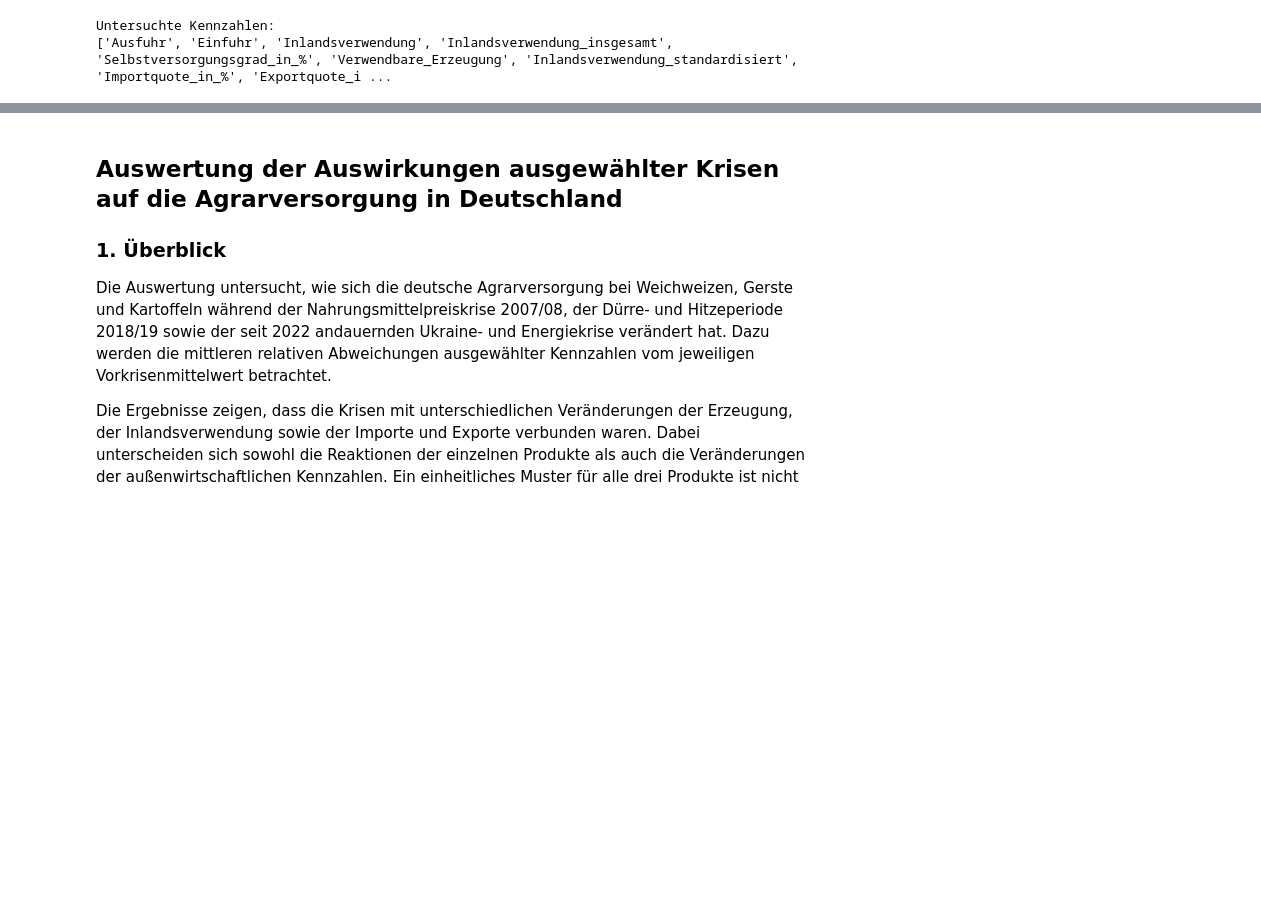
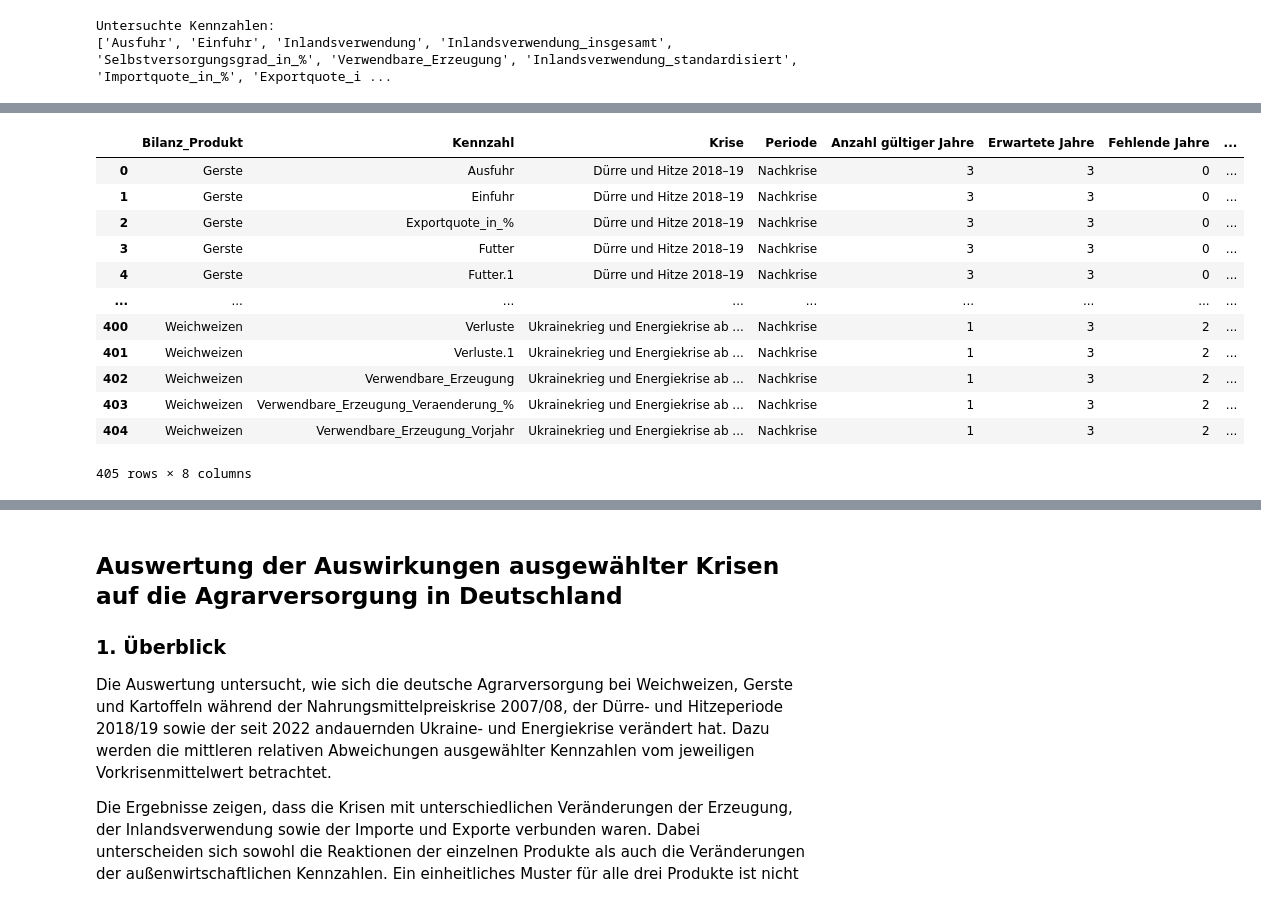
Before and after one commit to verveat/Agriculture_Crisis_Resilience, a Jupyter notebook: analysis/11_crisis_reference_niveau_method.ipynb, the cells around one changed output, grey strips where cells are left out. Saved outputs shown, nothing was run; the diff lists cells and outputs as text; code cells hidden in the pictures; blank space fills up the shorter version.

```diff
--- a/analysis/11_crisis_reference_niveau_method.ipynb
+++ b/analysis/11_crisis_reference_niveau_method.ipynb
@@ -1311,0 +987,29 @@ display(vergleich_nahrungsverbrauch)
+# %%
+
+# SCHRITT 11: Datenverfügbarkeit in den Krisenjahren
+
+krisenjahre = {
+    "Nahrungsmittelpreiskrise 2007–08": ["2007/08", "2008/09"],
+    "Dürre und Hitze 2018–19": ["2018/19", "2019/20"],
+    "Ukrainekrieg und Energiekrise ab 2022": ["2022/23", "2023/24"],
+}
+
+kennzahlen_pruefen = [
+    "Nahrungsverbrauch_Ausbeute_in_%",
+    "Nahrungsverbrauch_in_Getreidewert",
+    "Nahrungsverbrauch_in_Getreidewert_in_kg_je_Kopf",
+    "Nahrungsverbrauch_in_Produktgewicht",
+    "Nahrungsverbrauch_in_Produktgewicht_in_kg_je_Kopf",
+]
+
+for krise, jahre in krisenjahre.items():
+    print(f"\n--- {krise} ---")
+    daten = nahrungsverbrauch_daten[
+        nahrungsverbrauch_daten["Wirtschaftsjahr"].isin(jahre)
+    ]
+
+    print(
+        daten.groupby("Bilanz_Produkt")[kennzahlen_pruefen]
+        .count()
+        .to_string()
+    )
@@ -2996,0 +2799,27 @@ _IncompleteInputError: incomplete input (1308297964.py, line 82)
+# %%
+# Datenverfügbarkeit der Nachkrisenperioden prüfen
+
+post_crisis_check = period_check[
+    period_check["Periode"] == "Nachkrise"
+].copy()
+
+# Übersicht sortieren
+post_crisis_check = post_crisis_check.sort_values(
+    ["Krise", "Bilanz_Produkt", "Kennzahl"]
+).reset_index(drop=True)
+
+display(post_crisis_check)
+# %% [output]
+|  | Bilanz_Produkt | Kennzahl | Krise | Periode | Anzahl gültiger Jahre | Erwartete Jahre | Fehlende Jahre | ... |
+| 0 | Gerste | Ausfuhr | Dürre und Hitze 2018–19 | Nachkrise | 3 | 3 | 0 | ... |
+| 1 | Gerste | Einfuhr | Dürre und Hitze 2018–19 | Nachkrise | 3 | 3 | 0 | ... |
+| 2 | Gerste | Exportquote_in_% | Dürre und Hitze 2018–19 | Nachkrise | 3 | 3 | 0 | ... |
+| 3 | Gerste | Futter | Dürre und Hitze 2018–19 | Nachkrise | 3 | 3 | 0 | ... |
+| 4 | Gerste | Futter.1 | Dürre und Hitze 2018–19 | Nachkrise | 3 | 3 | 0 | ... |
+| ... | ... | ... | ... | ... | ... | ... | ... | ... |
+| 400 | Weichweizen | Verluste | Ukrainekrieg und Energiekrise ab ... | Nachkrise | 1 | 3 | 2 | ... |
+| 401 | Weichweizen | Verluste.1 | Ukrainekrieg und Energiekrise ab ... | Nachkrise | 1 | 3 | 2 | ... |
+| 402 | Weichweizen | Verwendbare_Erzeugung | Ukrainekrieg und Energiekrise ab ... | Nachkrise | 1 | 3 | 2 | ... |
+| 403 | Weichweizen | Verwendbare_Erzeugung_Veraenderung_% | Ukrainekrieg und Energiekrise ab ... | Nachkrise | 1 | 3 | 2 | ... |
+| 404 | Weichweizen | Verwendbare_Erzeugung_Vorjahr | Ukrainekrieg und Energiekrise ab ... | Nachkrise | 1 | 3 | 2 | ... |
+405 rows × 8 columns
```
Also changed, not shown: parts of 59 cells of this notebook.
